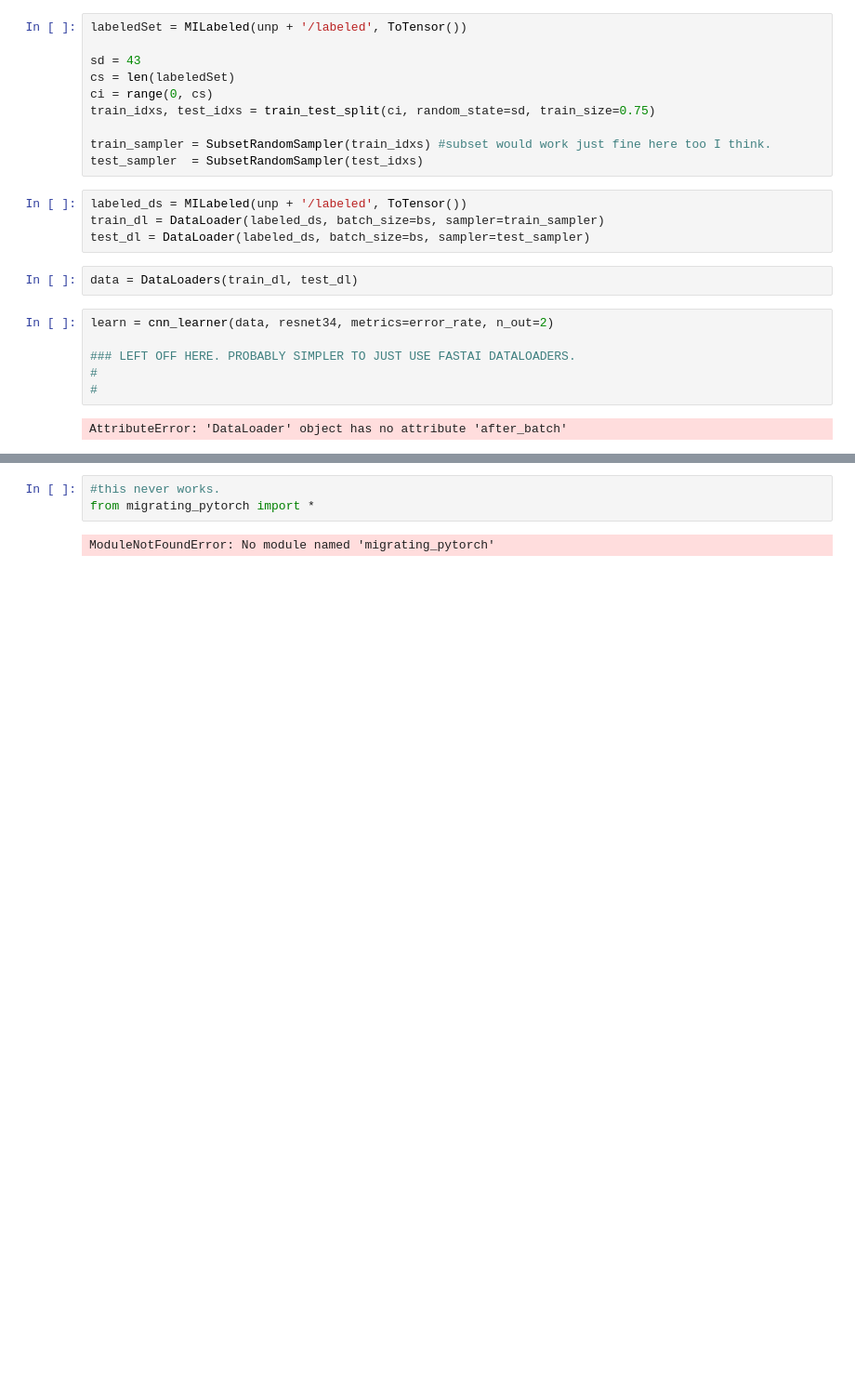
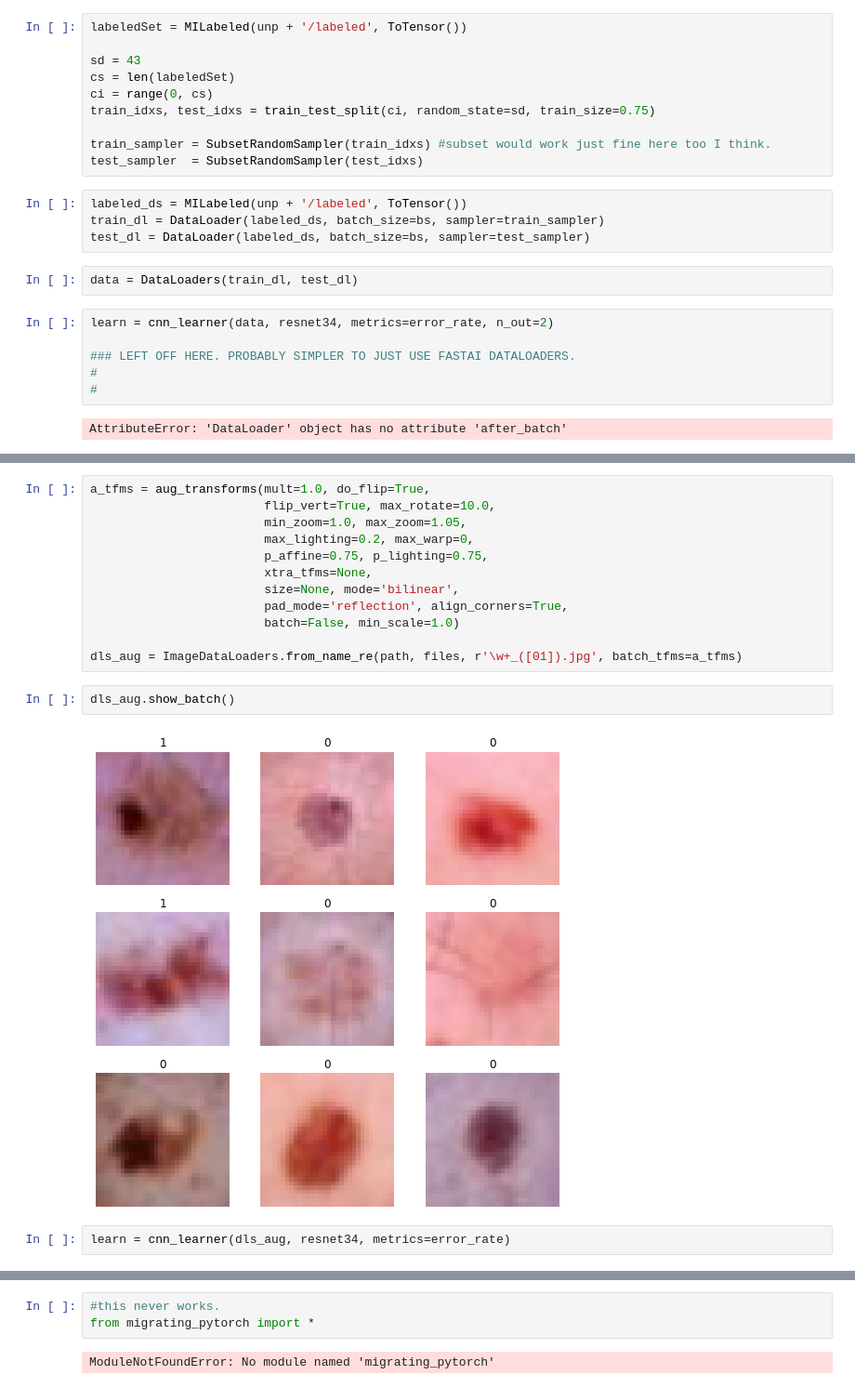
Before and after one commit to taitsmp/ml-melanoma-live-project, a Jupyter notebook: Fastai Training.ipynb, the cells around one changed output, grey strips where cells are left out. Shown at 93% size. Saved outputs shown, nothing was run; the diff lists cells and outputs as text; blank space fills up the shorter version.

```diff
--- a/Fastai Training.ipynb
+++ b/Fastai Training.ipynb
@@ -67,0 +153,18 @@ fastai.callback.data.CudaCallback
+# %%
+a_tfms = aug_transforms(mult=1.0, do_flip=True,
+                        flip_vert=True, max_rotate=10.0,
+                        min_zoom=1.0, max_zoom=1.05,
+                        max_lighting=0.2, max_warp=0,
+                        p_affine=0.75, p_lighting=0.75,
+                        xtra_tfms=None,
+                        size=None, mode='bilinear',
+                        pad_mode='reflection', align_corners=True,
+                        batch=False, min_scale=1.0)
+
+dls_aug = ImageDataLoaders.from_name_re(path, files, r'\w+_([01]).jpg', batch_tfms=a_tfms)
+# %%
+dls_aug.show_batch()
+# %% [output]
+[figure, added]
+# %%
+learn = cnn_learner(dls_aug, resnet34, metrics=error_rate)
```
Also changed, not shown: parts of 38 cells of this notebook.
